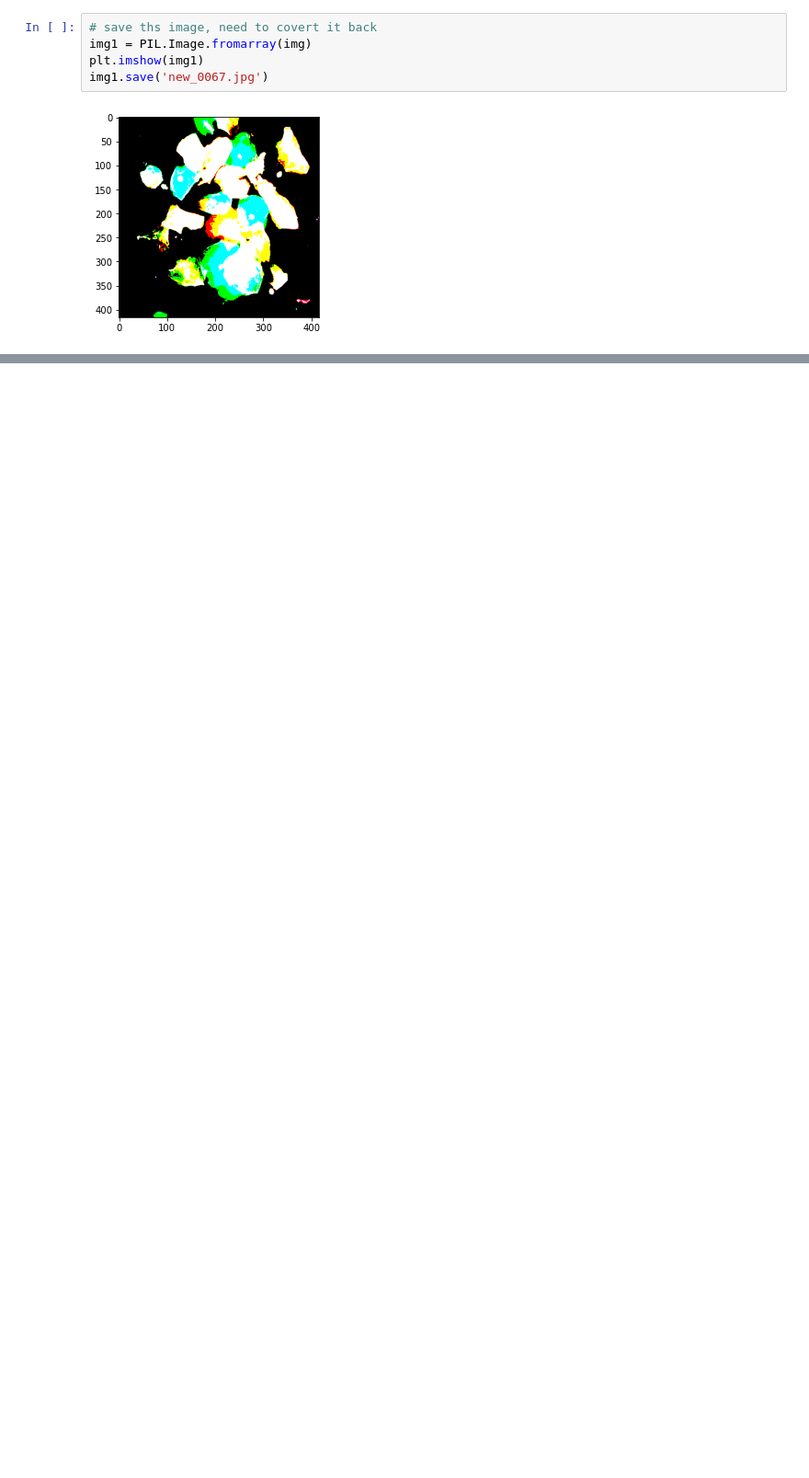
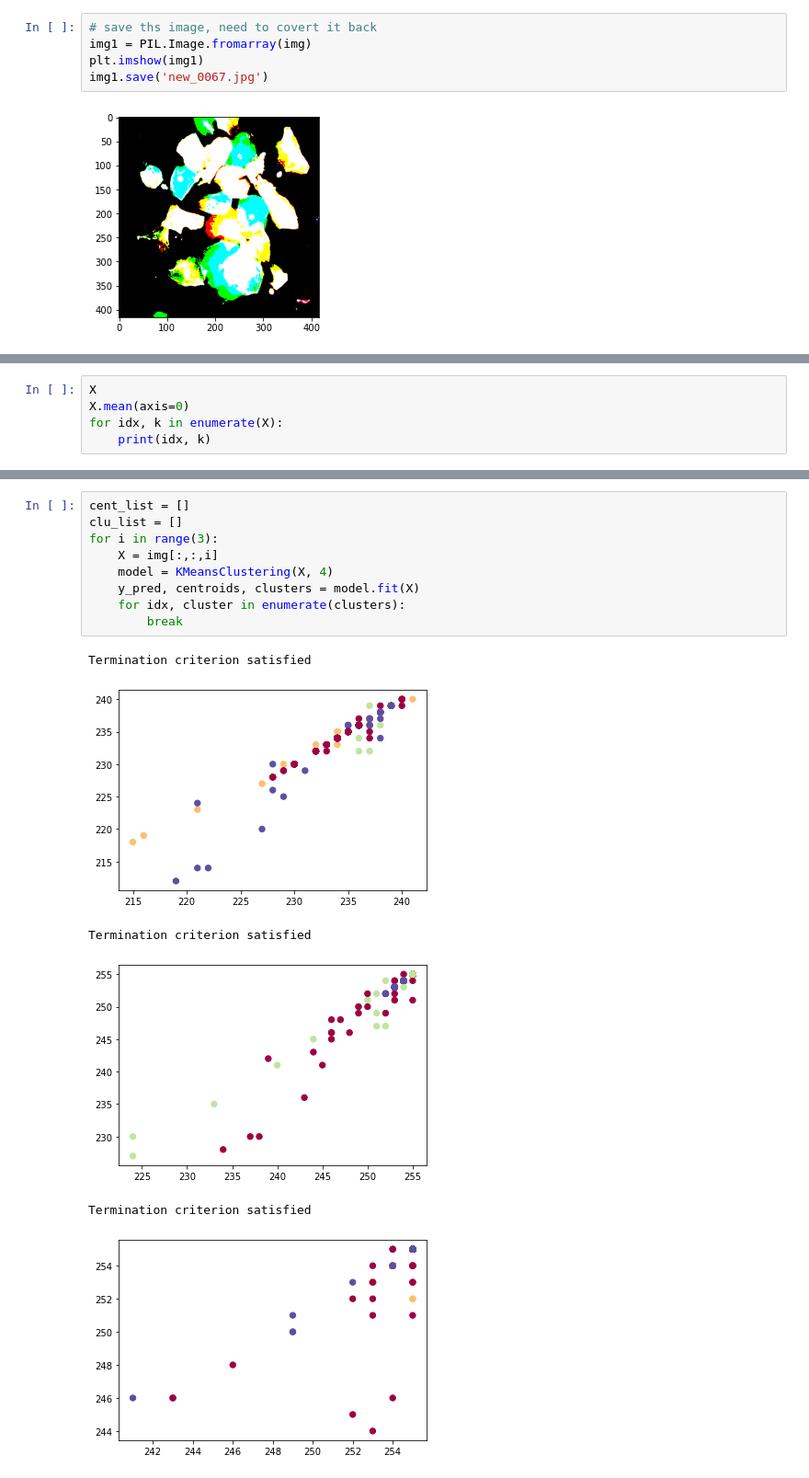
Before and after one commit to Chuanhuan/NTU-Classes, a Jupyter notebook: Data Analytics/DA_Final_Project/test.ipynb, the cells around one changed output, grey strips where cells are left out. Shown: that part at 92% size. Cells and saved outputs as stored; diff of their text form; blank space fills up the shorter version.

```diff
--- a/Data Analytics/DA_Final_Project/test.ipynb
+++ b/Data Analytics/DA_Final_Project/test.ipynb
@@ -128,0 +131,5 @@ class KMeansClustering:
+# %%
+X
+X.mean(axis=0)
+for idx, k in enumerate(X):
+    print(idx, k)
@@ -128,0 +157,16 @@ class KMeansClustering:
+# %%
+cent_list = []
+clu_list = []
+for i in range(3):
+    X = img[:,:,i]
+    model = KMeansClustering(X, 4)
+    y_pred, centroids, clusters = model.fit(X)
+    for idx, cluster in enumerate(clusters):
+        break
+# %% [output]
+Termination criterion satisfied
+[figure, added]
+Termination criterion satisfied
+[figure, added]
+Termination criterion satisfied
+[figure, added]
```
Also changed, not shown: parts of 8 cells of this notebook, 1 other file.
